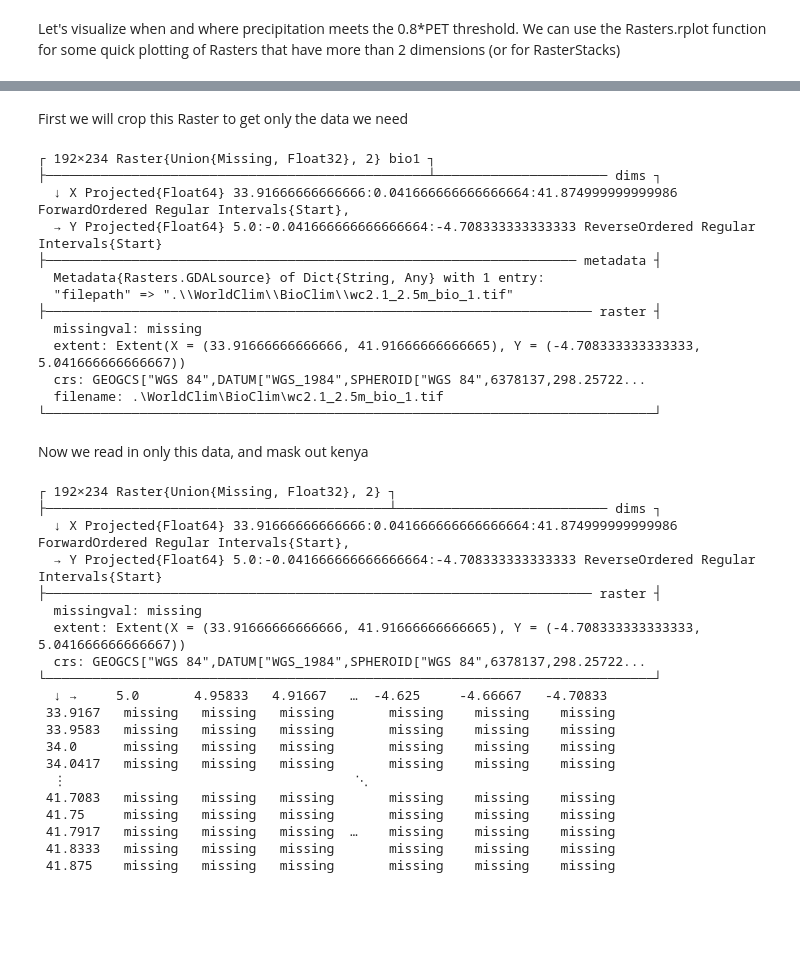
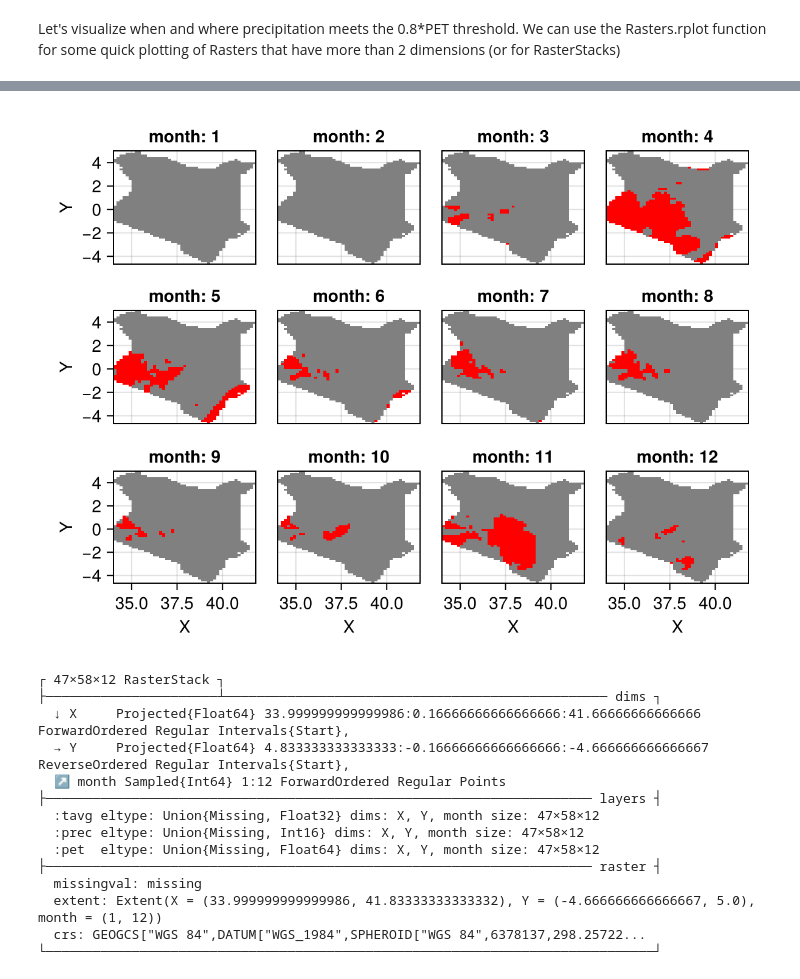
Before and after one commit to tiemvanderdeure/JuliaSpatialAnalysis, a Jupyter notebook: 2-SpatialAnalysis.ipynb, the cells around one changed output, grey strips where cells are left out. Drawn from its saved outputs; the diff is of its cells as text; code cells hidden in the pictures; blank space fills up the shorter version.

```diff
--- a/2-SpatialAnalysis.ipynb
+++ b/2-SpatialAnalysis.ipynb
@@ -928,43 +796,21 @@ tavg = Raster(WorldClim{BioClim}, :bio1; res = "2.5m", lazy = true)
-# %% [markdown]
-First we will crop this Raster to get only the data we need
-# %%
-tavg_cropped = crop(tavg; to = kenya)
-# %% [output]
-┌ 192×234 Raster{Union{Missing, Float32}, 2} bio1 ┐
-├─────────────────────────────────────────────────┴────────────────────── dims ┐
-  ↓ X Projected{Float64} 33.91666666666666:0.041666666666666664:41.874999999999986 ForwardOrdered Regular Intervals{Start},
-  → Y Projected{Float64} 5.0:-0.041666666666666664:-4.708333333333333 ReverseOrdered Regular Intervals{Start}
-├──────────────────────────────────────────────────────────────────── metadata ┤
-  Metadata{Rasters.GDALsource} of Dict{String, Any} with 1 entry:
-  "filepath" => ".\\WorldClim\\BioClim\\wc2.1_2.5m_bio_1.tif"
-├────────────────────────────────────────────────────────────────────── raster ┤
-  missingval: missing
-  extent: Extent(X = (33.91666666666666, 41.91666666666665), Y = (-4.708333333333333, 5.041666666666667))
-  crs: GEOGCS["WGS 84",DATUM["WGS_1984",SPHEROID["WGS 84",6378137,298.25722...
-  filename: .\WorldClim\BioClim\wc2.1_2.5m_bio_1.tif
-└──────────────────────────────────────────────────────────────────────────────┘
-# %% [markdown]
-Now we read in only this data, and mask out kenya
-# %%
-tavg_kenya = mask(Base.read(tavg_cropped); with = kenya)
-# %% [output]
-┌ 192×234 Raster{Union{Missing, Float32}, 2} ┐
-├────────────────────────────────────────────┴─────────────────────────── dims ┐
-  ↓ X Projected{Float64} 33.91666666666666:0.041666666666666664:41.874999999999986 ForwardOrdered Regular Intervals{Start},
-  → Y Projected{Float64} 5.0:-0.041666666666666664:-4.708333333333333 ReverseOrdered Regular Intervals{Start}
-├────────────────────────────────────────────────────────────────────── raster ┤
-  missingval: missing
-  extent: Extent(X = (33.91666666666666, 41.91666666666665), Y = (-4.708333333333333, 5.041666666666667))
-  crs: GEOGCS["WGS 84",DATUM["WGS_1984",SPHEROID["WGS 84",6378137,298.25722...
-└──────────────────────────────────────────────────────────────────────────────┘
-  ↓ →     5.0       4.95833   4.91667   …  -4.625     -4.66667   -4.70833
- 33.9167   missing   missing   missing       missing    missing    missing
- 33.9583   missing   missing   missing       missing    missing    missing
- 34.0      missing   missing   missing       missing    missing    missing
- 34.0417   missing   missing   missing       missing    missing    missing
-  ⋮                                     ⋱
- 41.7083   missing   missing   missing       missing    missing    missing
- 41.75     missing   missing   missing       missing    missing    missing
- 41.7917   missing   missing   missing  …    missing    missing    missing
- 41.8333   missing   missing   missing       missing    missing    missing
- 41.875    missing   missing   missing       missing    missing    missing
+# %%
+Rasters.rplot(rs_kenya.prec .> monthly_pet .* 0.8, colorrange = (0,1), colormap = [:grey, :red], draw_colorbar = false)
+# %% [output]
+[figure, added]
+# %%
+risk_inputs = RasterStack(rs_kenya.tavg, rs_kenya.prec, monthly_pet)
+# %% [output]
+┌ 47×58×12 RasterStack ┐
+├──────────────────────┴───────────────────────────────────────────────── dims ┐
+  ↓ X     Projected{Float64} 33.999999999999986:0.16666666666666666:41.66666666666666 ForwardOrdered Regular Intervals{Start},
+  → Y     Projected{Float64} 4.833333333333333:-0.16666666666666666:-4.666666666666667 ReverseOrdered Regular Intervals{Start},
+  ↗ month Sampled{Int64} 1:12 ForwardOrdered Regular Points
+├────────────────────────────────────────────────────────────────────── layers ┤
+  :tavg eltype: Union{Missing, Float32} dims: X, Y, month size: 47×58×12
+  :prec eltype: Union{Missing, Int16} dims: X, Y, month size: 47×58×12
+  :pet  eltype: Union{Missing, Float64} dims: X, Y, month size: 47×58×12
+├────────────────────────────────────────────────────────────────────── raster ┤
+  missingval: missing
+  extent: Extent(X = (33.999999999999986, 41.83333333333332), Y = (-4.666666666666667, 5.0), month = (1, 12))
+  crs: GEOGCS["WGS 84",DATUM["WGS_1984",SPHEROID["WGS 84",6378137,298.25722...
+└──────────────────────────────────────────────────────────────────────────────┘
```
Also changed, not shown: parts of 79 cells of this notebook, 1 other file.
